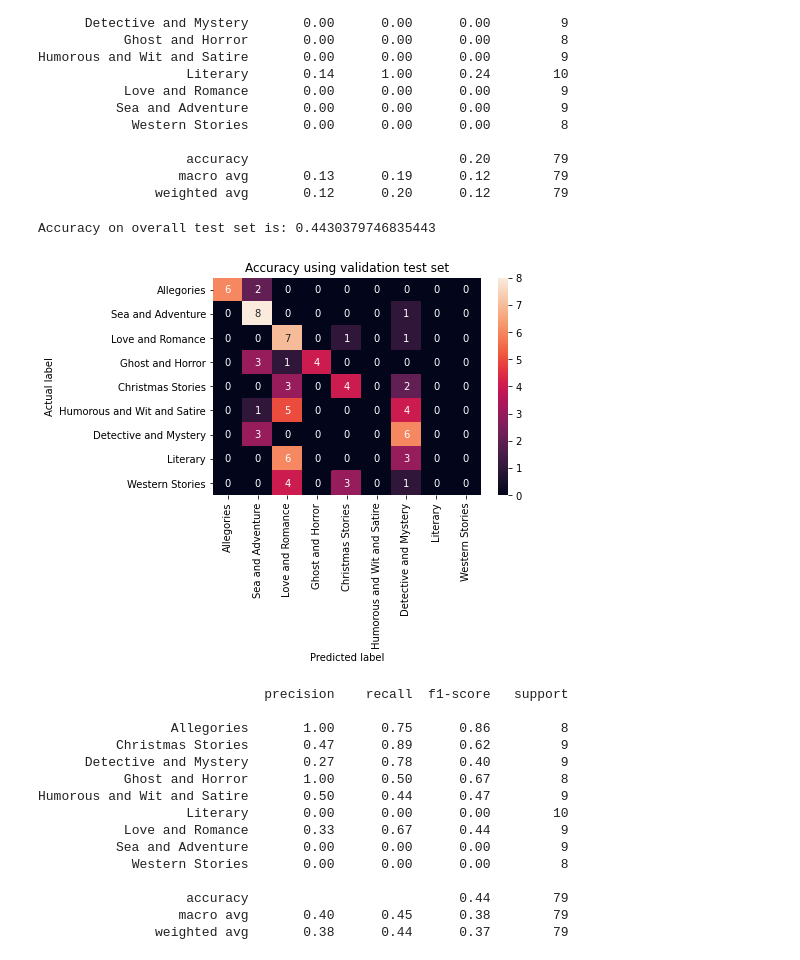
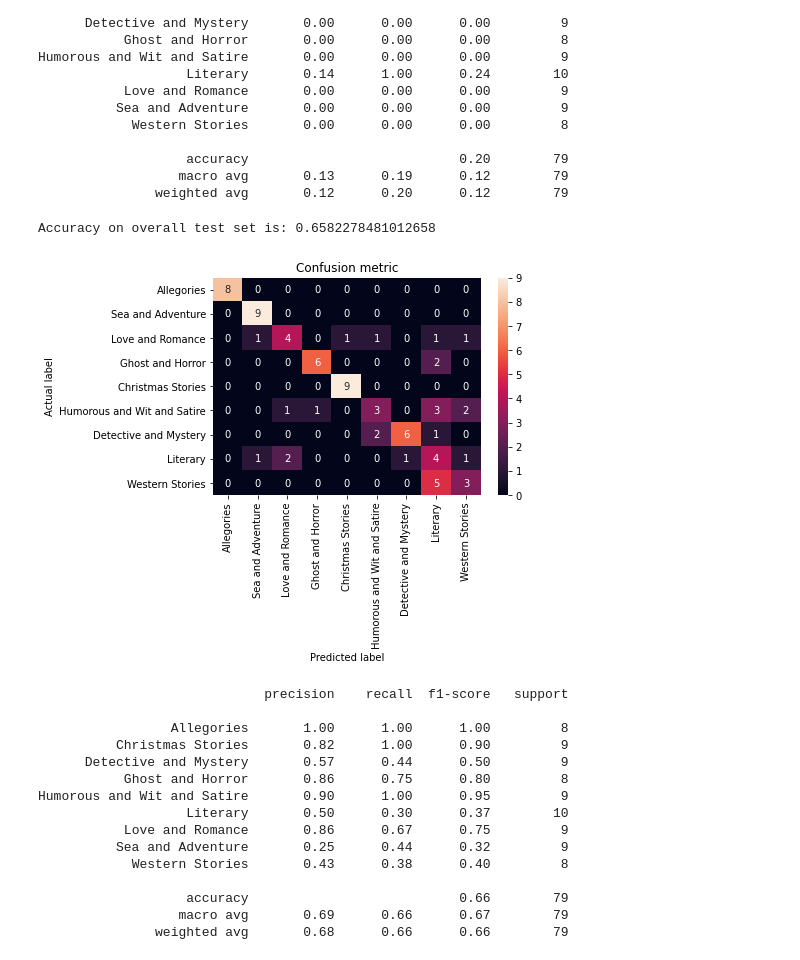
Before and after one commit to BlackCurrantDS/ATiML-Project, a Jupyter notebook: Model_Selection_and_Evaluation.ipynb, the cells around one changed output. Drawn from its saved outputs; the diff is of its cells as text; code cells hidden in the pictures.

```diff
--- a/Model_Selection_and_Evaluation.ipynb
+++ b/Model_Selection_and_Evaluation.ipynb
@@ -528,39 +530,39 @@ Humorous and Wit and Satire       0.00      0.00      0.00         9
 #SVM with balanced class weights
 # %%
 from sklearn.svm import SVC
-lr = SVC(C=.1, gamma= 'scale', kernel='rbf', class_weight = 'balanced')
+lr = SVC(C=5, gamma= 'scale', kernel='rbf', class_weight = 'balanced')
 lr.fit(X_final_train,y_final_train)
 y_pred_lr = lr.predict(X_final_test_pca)
 # %%
 print("Accuracy on overall test set is:", metrics.accuracy_score(y_final_test,y_pred_lr))
 # %% [output]
-Accuracy on overall test set is: 0.4430379746835443
+Accuracy on overall test set is: 0.6582278481012658
 # %%
 from matplotlib import pyplot as plt
 from sklearn.metrics import accuracy_score
 cm = confusion_matrix(y_final_test, y_pred_lr)
 sns.heatmap(cm, annot=True , xticklabels=train_data.genre.unique(), yticklabels=train_data.genre.unique())
-plt.title('Accuracy using validation test set'.format(accuracy_score(y_final_test, y_pred_lr)))
+plt.title('Confusion metric'.format(accuracy_score(y_final_test, y_pred_lr)))
 plt.ylabel('Actual label')
 plt.xlabel('Predicted label')
 plt.show()
 # %% [output]
-[figure, old version]
+[figure, new version]
 # %%
 print(classification_report(y_final_test, y_pred_lr))
 # %% [output]
                              precision    recall  f1-score   support
 
-                 Allegories       1.00      0.75      0.86         8
-          Christmas Stories       0.47      0.89      0.62         9
-      Detective and Mystery       0.27      0.78      0.40         9
-           Ghost and Horror       1.00      0.50      0.67         8
-Humorous and Wit and Satire       0.50      0.44      0.47         9
-                   Literary       0.00      0.00      0.00        10
-           Love and Romance       0.33      0.67      0.44         9
-          Sea and Adventure       0.00      0.00      0.00         9
-            Western Stories       0.00      0.00      0.00         8
+                 Allegories       1.00      1.00      1.00         8
+          Christmas Stories       0.82      1.00      0.90         9
+      Detective and Mystery       0.57      0.44      0.50         9
+           Ghost and Horror       0.86      0.75      0.80         8
+Humorous and Wit and Satire       0.90      1.00      0.95         9
+                   Literary       0.50      0.30      0.37        10
+           Love and Romance       0.86      0.67      0.75         9
+          Sea and Adventure       0.25      0.44      0.32         9
+            Western Stories       0.43      0.38      0.40         8
 
-                   accuracy                           0.44        79
-                  macro avg       0.40      0.45      0.38        79
-               weighted avg       0.38      0.44      0.37        79
+                   accuracy                           0.66        79
+                  macro avg       0.69      0.66      0.67        79
+               weighted avg       0.68      0.66      0.66        79
```
Also changed, not shown: parts of 7 cells of this notebook.
